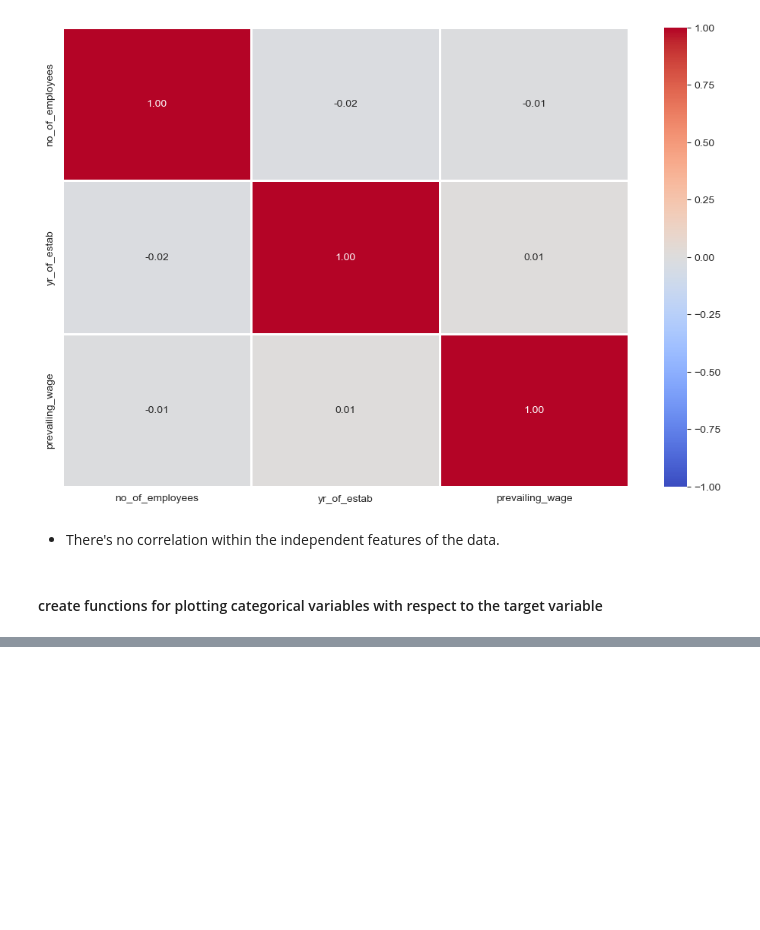
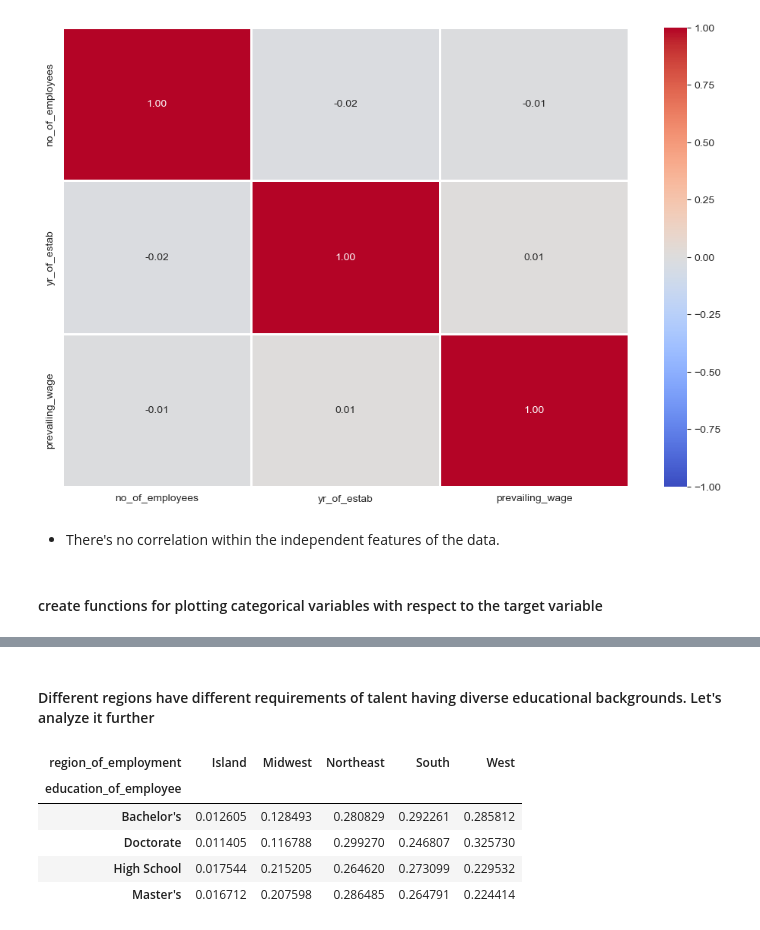
Before and after one commit to ArthurXia1031/Data_Science_Project, a Jupyter notebook: machine_learning/Easy_visa/easy_visa.ipynb, the cells around one changed output, grey strips where cells are left out. Saved outputs shown, nothing was run; the diff lists cells and outputs as text; code cells hidden in the pictures; blank space fills up the shorter version.

```diff
--- a/machine_learning/Easy_visa/easy_visa.ipynb
+++ b/machine_learning/Easy_visa/easy_visa.ipynb
@@ -518,0 +521,11 @@ ValueError: setting an array element with a sequence. The requested array has an
+# %% [markdown]
+#### Different regions have different requirements of talent having diverse educational backgrounds. Let's analyze it further
+# %%
+pd.crosstab(data['education_of_employee'], data['region_of_employment'], normalize='index')
+# %% [output]
+| region_of_employment | Island | Midwest | Northeast | South | West |
+| education_of_employee |  |  |  |  |  |
+| Bachelor's | 0.012605 | 0.128493 | 0.280829 | 0.292261 | 0.285812 |
+| Doctorate | 0.011405 | 0.116788 | 0.299270 | 0.246807 | 0.325730 |
+| High School | 0.017544 | 0.215205 | 0.264620 | 0.273099 | 0.229532 |
+| Master's | 0.016712 | 0.207598 | 0.286485 | 0.264791 | 0.224414 |
```
Also changed, not shown: parts of 9 cells of this notebook.
